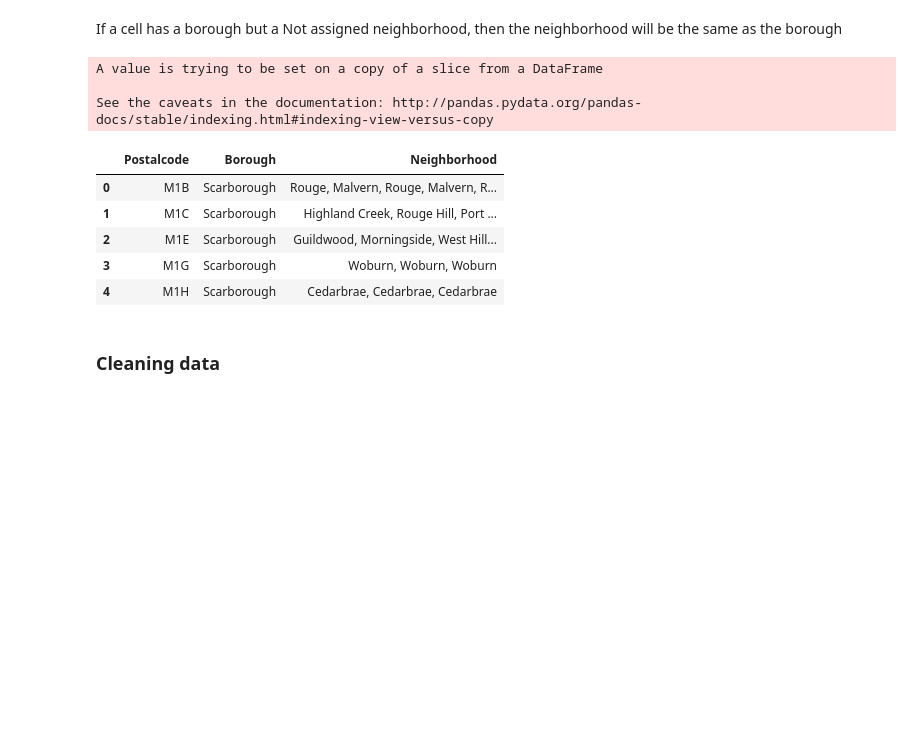
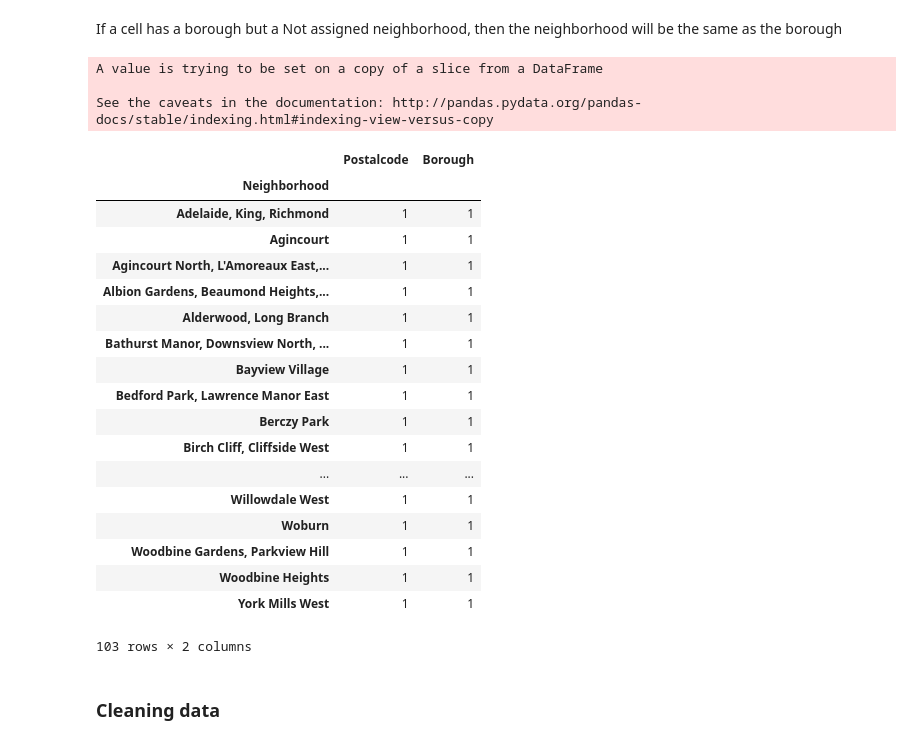
Before and after one commit to mtkhanh/Coursera-DataScience, a Jupyter notebook: Segmenting-and-Clustering-Neighborhoods-in-Toronto/Course9week3.ipynb, the cells around one changed output. Cells and saved outputs as stored; diff of their text form; code cells hidden in the pictures; blank space fills up the shorter version.

```diff
--- a/Segmenting-and-Clustering-Neighborhoods-in-Toronto/Course9week3.ipynb
+++ b/Segmenting-and-Clustering-Neighborhoods-in-Toronto/Course9week3.ipynb
@@ -37,25 +37,41 @@ If a cell has a borough but a Not assigned neighborhood, then the neighborhood w
 # %%
 toronto_postal = toronto_postal[toronto_postal.Borough!='Not assigned']
 toronto_postal = toronto_postal[toronto_postal.Borough!= 0]
 toronto_postal.reset_index(drop = True, inplace = True)
 i = 0
 for i in range(0,toronto_postal.shape[0]):
     if toronto_postal.iloc[i][2] == 'Not assigned':
         toronto_postal.iloc[i][2] =toronto_postal.iloc[i][1]
         i = i+1
 
 df = toronto_postal.groupby(['Postalcode','Borough'])['Neighborhood'].apply(', '.join).reset_index()
-df.head()
+
+df.loc[df['Neighborhood'] =='Not assigned' , 'Neighborhood'] = df['Borough']
+df_group = df.groupby('Neighborhood').count()
+df_group
 # %% [output]
 A value is trying to be set on a copy of a slice from a DataFrame
 
 See the caveats in the documentation: http://pandas.pydata.org/pandas-docs/stable/indexing.html#indexing-view-versus-copy
-|  | Postalcode | Borough | Neighborhood |
-| 0 | M1B | Scarborough | Rouge, Malvern, Rouge, Malvern, R... |
-| 1 | M1C | Scarborough | Highland Creek, Rouge Hill, Port ... |
-| 2 | M1E | Scarborough | Guildwood, Morningside, West Hill... |
-| 3 | M1G | Scarborough | Woburn, Woburn, Woburn |
-| 4 | M1H | Scarborough | Cedarbrae, Cedarbrae, Cedarbrae |
+|  | Postalcode | Borough |
+| Neighborhood |  |  |
+| Adelaide, King, Richmond | 1 | 1 |
+| Agincourt | 1 | 1 |
+| Agincourt North, L'Amoreaux East,... | 1 | 1 |
+| Albion Gardens, Beaumond Heights,... | 1 | 1 |
+| Alderwood, Long Branch | 1 | 1 |
+| Bathurst Manor, Downsview North, ... | 1 | 1 |
+| Bayview Village | 1 | 1 |
+| Bedford Park, Lawrence Manor East | 1 | 1 |
+| Berczy Park | 1 | 1 |
+| Birch Cliff, Cliffside West | 1 | 1 |
+| ... | ... | ... |
+| Willowdale West | 1 | 1 |
+| Woburn | 1 | 1 |
+| Woodbine Gardens, Parkview Hill | 1 | 1 |
+| Woodbine Heights | 1 | 1 |
+| York Mills West | 1 | 1 |
+103 rows × 2 columns
 # %% [markdown]
 ### Cleaning data
 # %% [markdown]
```
Also changed, not shown: parts of 34 cells of this notebook.
